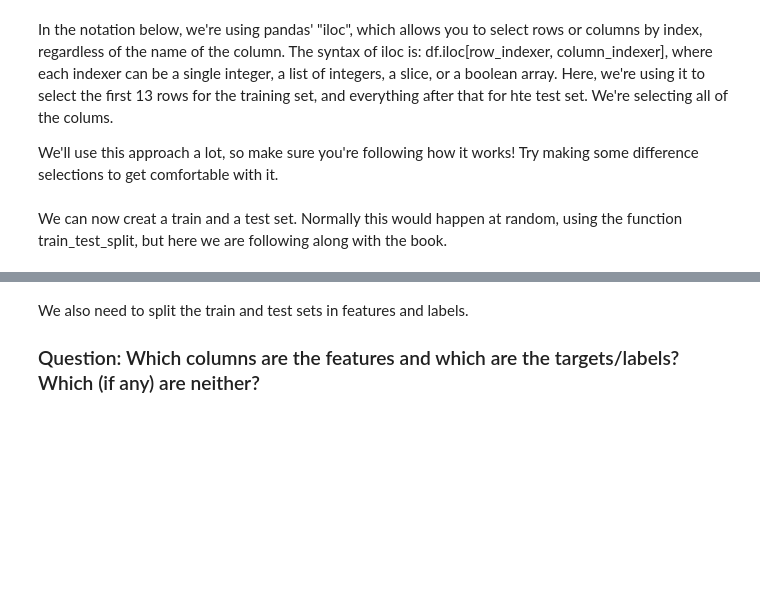
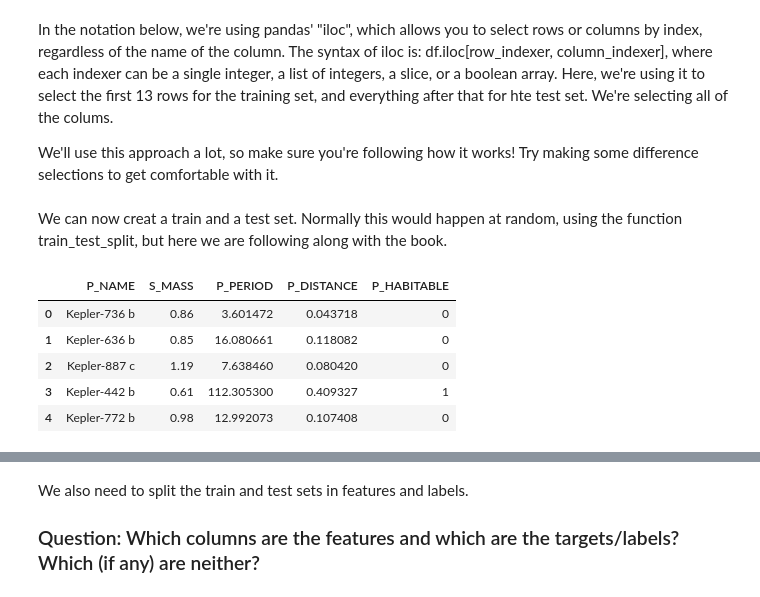
Before and after one commit to henryholland3/phys-448, a Jupyter notebook: Studio Notebooks/Studio2_DT.ipynb, the cells around one changed output, grey strips where cells are left out. Drawn from its saved outputs; the diff is of its cells as text; code cells hidden in the pictures; blank space fills up the shorter version.

```diff
--- a/Studio Notebooks/Studio2_DT.ipynb
+++ b/Studio Notebooks/Studio2_DT.ipynb
@@ -79,7 +155,14 @@ TrainSet =  LearningSet.iloc[:13, :]
 
 TestSet = LearningSet.iloc[13:] # This syntax also works, if you don't give column indices it will select all of them
 # %%
-DummySelection = LearningSet.iloc[YourRows, YourCols] #try some different row and column selections to get comfortable with "iloc". I suggest trying something other than slices
+DummySelection = LearningSet.iloc[:5, :] #try some different row and column selections to get comfortable with "iloc". I suggest trying something other than slices
 DummySelection
+# %% [output]
+|  | P_NAME | S_MASS | P_PERIOD | P_DISTANCE | P_HABITABLE |
+| 0 | Kepler-736 b | 0.86 | 3.601472 | 0.043718 | 0 |
+| 1 | Kepler-636 b | 0.85 | 16.080661 | 0.118082 | 0 |
+| 2 | Kepler-887 c | 1.19 | 7.638460 | 0.080420 | 0 |
+| 3 | Kepler-442 b | 0.61 | 112.305300 | 0.409327 | 1 |
+| 4 | Kepler-772 b | 0.98 | 12.992073 | 0.107408 | 0 |
 # %%
 TrainSet #Take a look at the data frame
```
Also changed, not shown: parts of 37 cells of this notebook.
